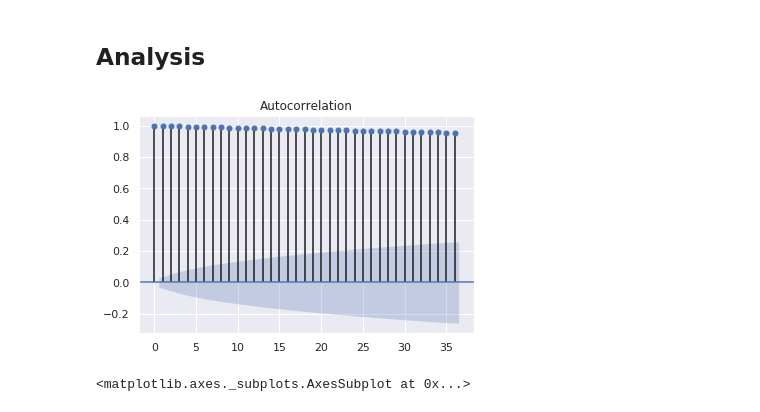
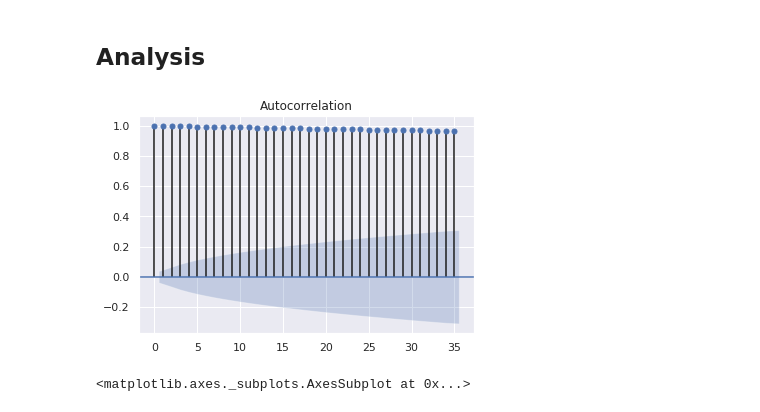
Before and after one commit to maxmatical/gld_forecasting, a Jupyter notebook: GLD_Forecasting_TS_Forecasting.ipynb, the cells around one changed output. Drawn from its saved outputs; the diff is of its cells as text; code cells hidden in the pictures.

```diff
--- a/GLD_Forecasting_TS_Forecasting.ipynb
+++ b/GLD_Forecasting_TS_Forecasting.ipynb
@@ -115,9 +86,9 @@ val_ts.plot()
 # %% [markdown]
 ## Analysis
 # %%
-plot_acf(ts);
+plot_acf(train_ts);
 # %% [output]
-[figure, old version]
+[figure, new version]
 # %%
 # converting series to stationary
 train_ts_diff = train_ts.diff(periods=1)    # integrated of order of 1, denoted by d (for difference), one of the parameter of ARIMA model
```
Also changed, not shown: parts of 26 cells of this notebook.
